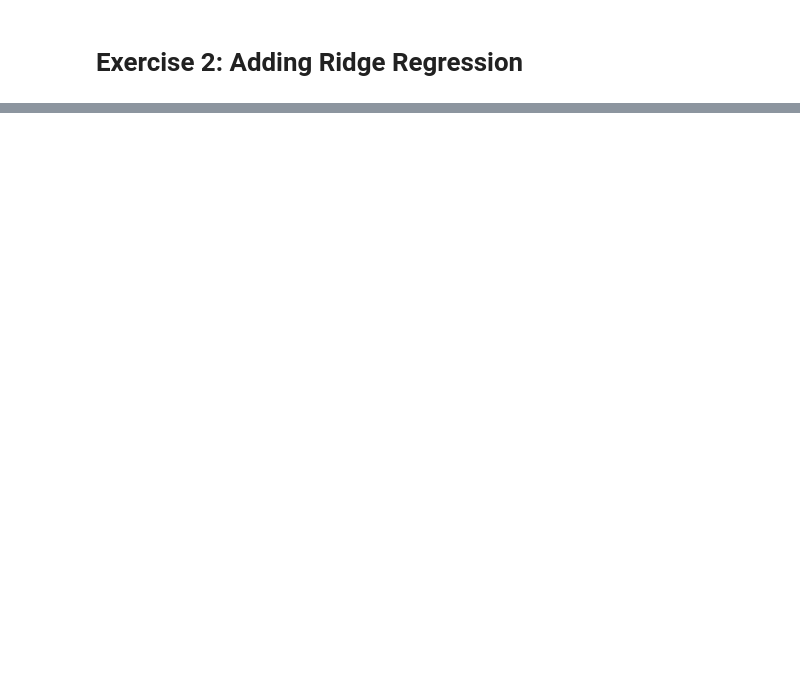
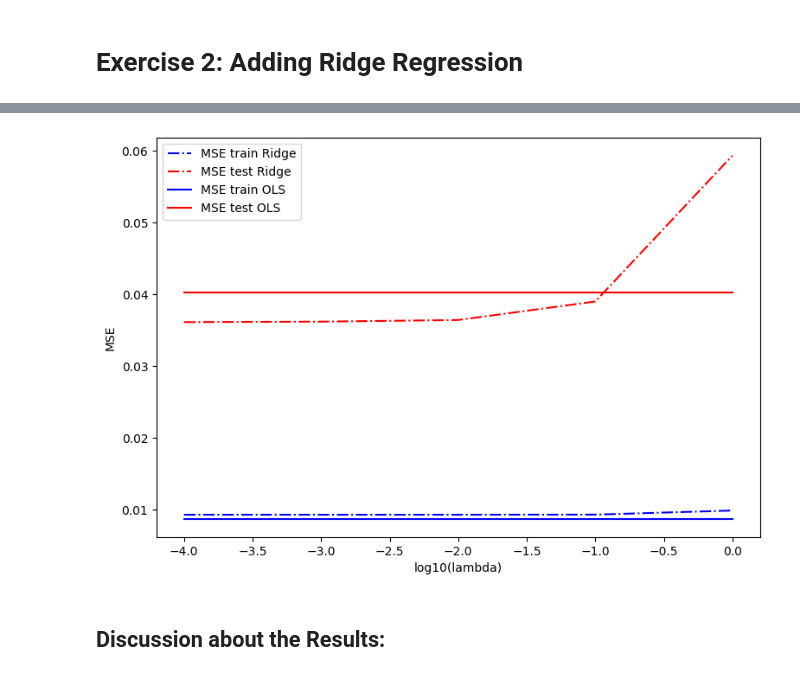
Before and after one commit to Elisaottoboni/Machine-Learning-University-of-Oslo, a Jupyter notebook: week_36/exercises_week_36.ipynb, the cells around one changed output, grey strips where cells are left out. Drawn from its saved outputs; the diff is of its cells as text; code cells hidden in the pictures; blank space fills up the shorter version.

```diff
--- a/week_36/exercises_week_36.ipynb
+++ b/week_36/exercises_week_36.ipynb
@@ -427,0 +599,16 @@ plt.show()
+# %%
+# Difference between training and test MSE with OLS and Ridge
+
+plt.figure(figsize = (9, 6))
+plt.plot(np.log10(lambdas), MSE_train_ridge_15, 'b-.', label = 'MSE train Ridge')
+plt.plot(np.log10(lambdas), MSE_test_ridge_15, 'r-.', label = 'MSE test Ridge')
+plt.plot(np.log10(lambdas), np.ones(5)*MSE_train_ols_15, 'b-', label = 'MSE train OLS')
+plt.plot(np.log10(lambdas), np.ones(5)*MSE_test_ols_15, 'r-', label = 'MSE test OLS')
+plt.xlabel('log10(lambda)')
+plt.ylabel('MSE')
+plt.legend()
+plt.show()
+# %% [output]
+[figure, added]
+# %% [markdown]
+## Discussion about the Results:
```
Also changed, not shown: parts of 29 cells of this notebook.
